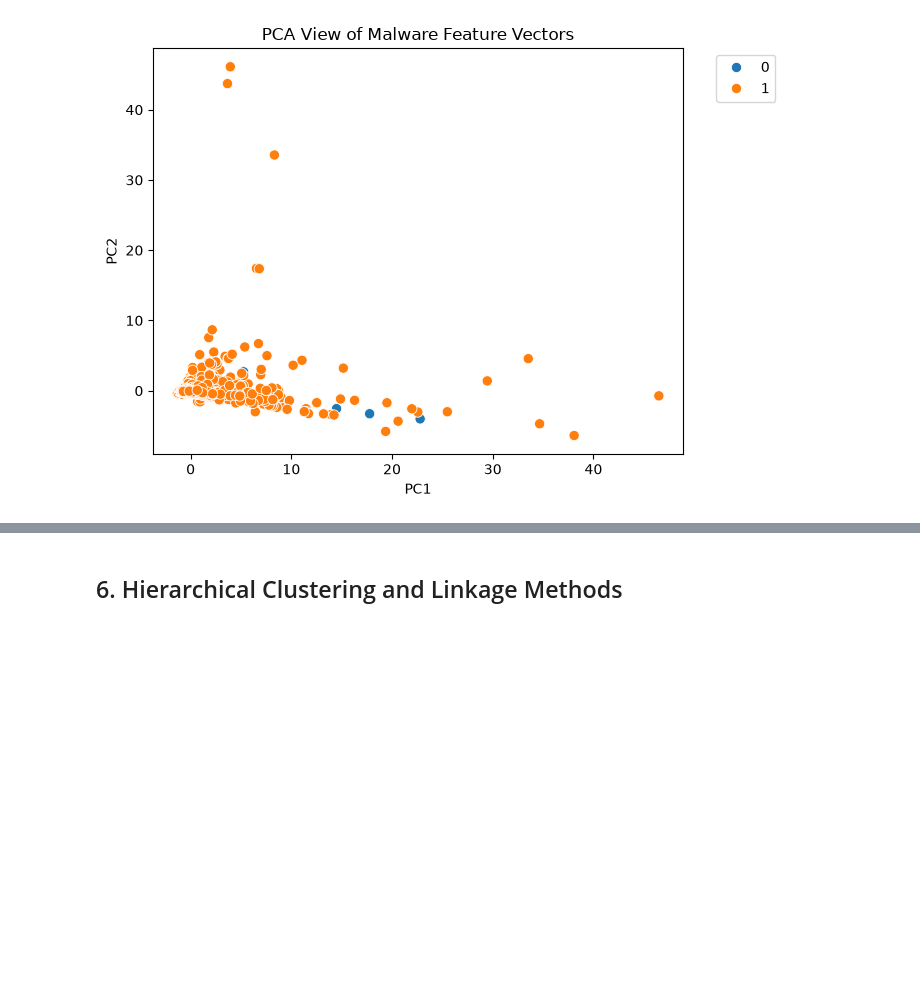
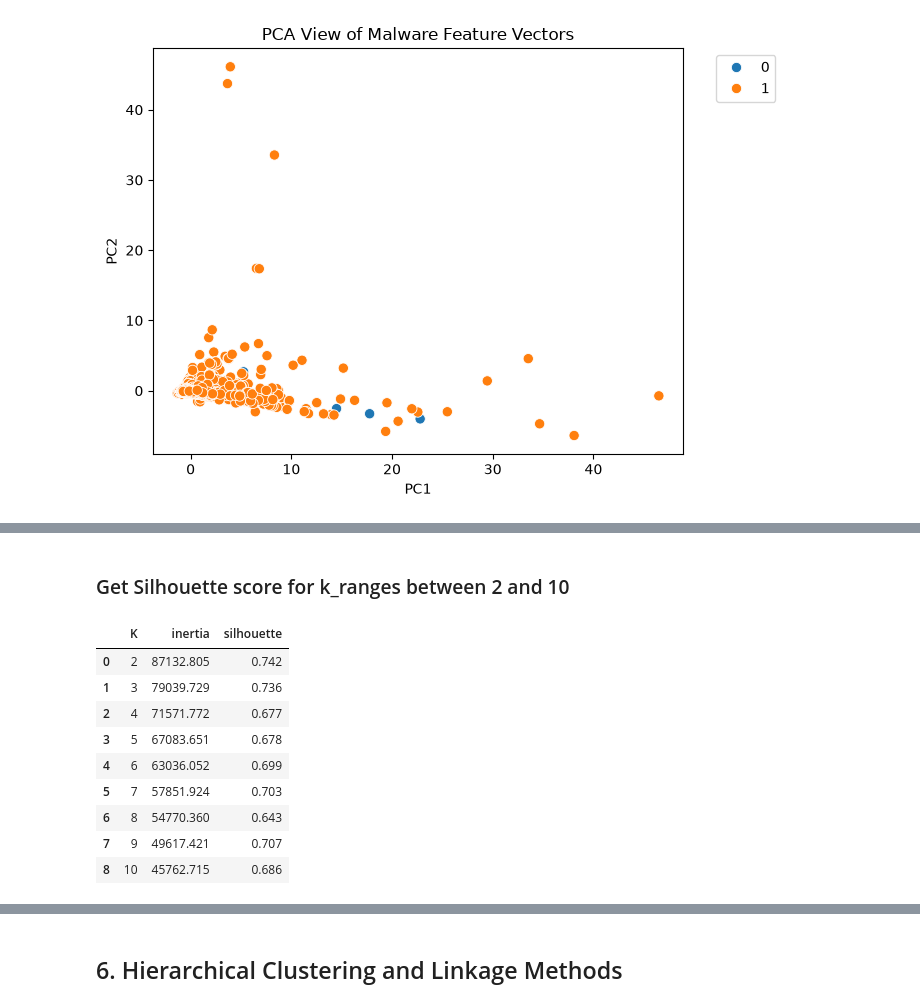
Before and after one commit to blbaum/aiForSecurity, a Jupyter notebook: module4/Assignment3-Baum.ipynb, the cells around one changed output, grey strips where cells are left out. Saved outputs shown, nothing was run; the diff lists cells and outputs as text; code cells hidden in the pictures; blank space fills up the shorter version.

```diff
--- a/module4/Assignment3-Baum.ipynb
+++ b/module4/Assignment3-Baum.ipynb
@@ -431,21 +443,34 @@ Explained variance ratio: [0.26466361 0.09681176]
+# %% [markdown]
+### Get Silhouette score for k_ranges between 2 and 10
 # %%
-def evaluate_k_range(X_scaled, k_values, random_state=40103):
+def evaluate_k_range(X_scaled, k_values, random_state=RANDOM_STATE):
     rows = []
     for k in k_values:
         model = KMeans(
             n_clusters=k,
             max_iter=300,
             n_init=20,
             random_state=random_state
         )
         labels = model.fit_predict(X_scaled)
         inertia = model.inertia_
         sil = np.nan
         if k >= 2:
             sil = silhouette_score(X_scaled, labels)
         rows.append({'K': k, 'inertia': inertia, 'silhouette': sil})
     return pd.DataFrame(rows)
 
-k_values = range(2, 9)
-k_eval = evaluate_k_range(df_scaled, k_values, RANDOM_STATE)
+k_values = range(2, 11)
+k_eval = evaluate_k_range(X_scaled, k_values, RANDOM_STATE)
 display(k_eval.round(3))
+# %% [output]
+|  | K | inertia | silhouette |
+| 0 | 2 | 87132.805 | 0.742 |
+| 1 | 3 | 79039.729 | 0.736 |
+| 2 | 4 | 71571.772 | 0.677 |
+| 3 | 5 | 67083.651 | 0.678 |
+| 4 | 6 | 63036.052 | 0.699 |
+| 5 | 7 | 57851.924 | 0.703 |
+| 6 | 8 | 54770.360 | 0.643 |
+| 7 | 9 | 49617.421 | 0.707 |
+| 8 | 10 | 45762.715 | 0.686 |
```
Also changed, not shown: parts of 9 cells of this notebook.
